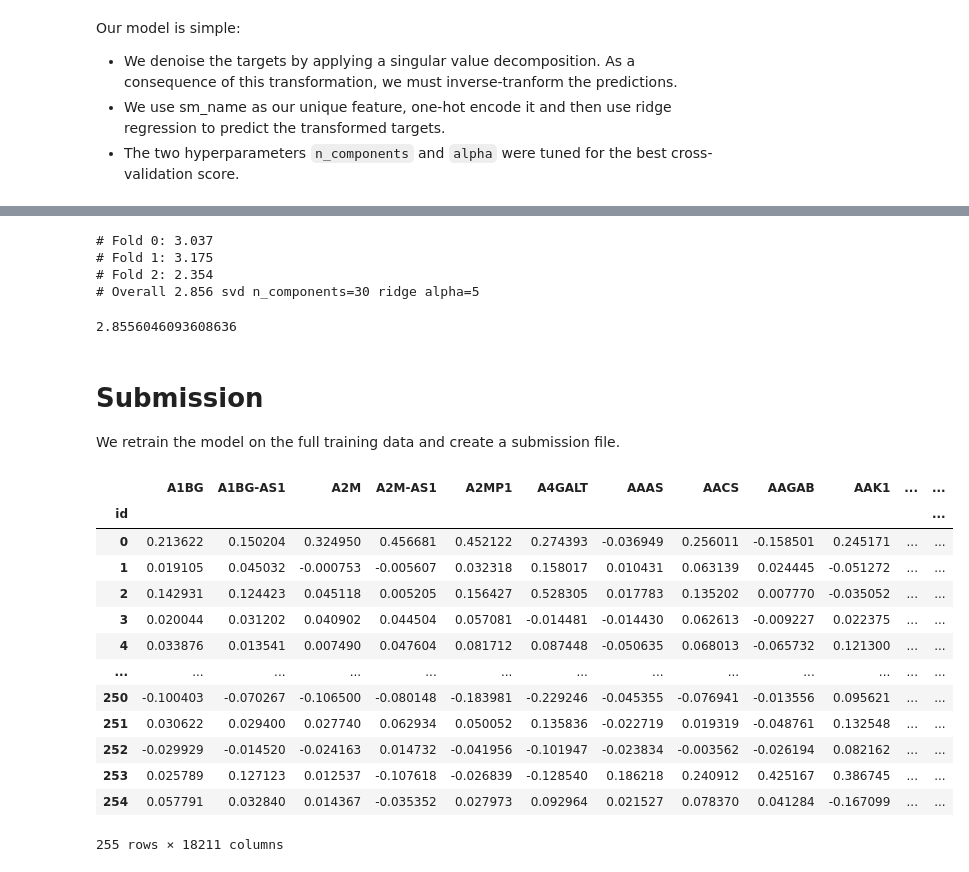
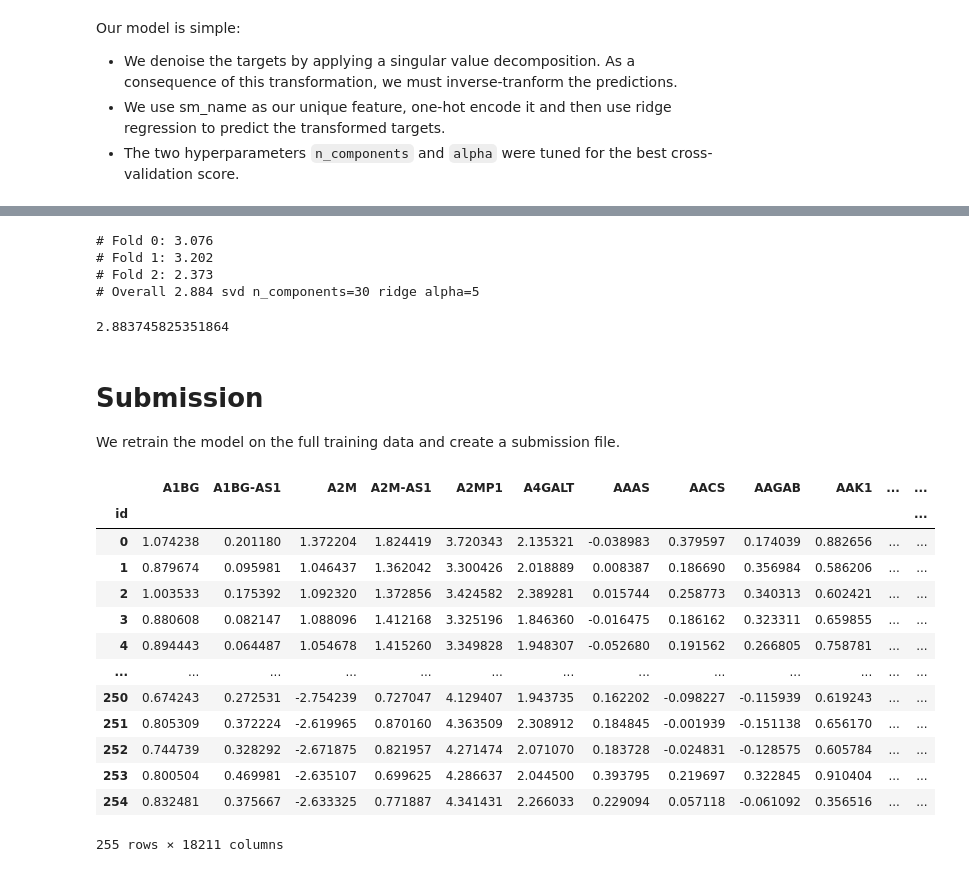
Before and after one commit to laurahsisson/Perturbations, a Jupyter notebook: scp-quickstart-another-cv-strategy.ipynb, the cells around one changed output, grey strips where cells are left out. Drawn from its saved outputs; the diff is of its cells as text; code cells hidden in the pictures.

Commit message:
First full pipeline run

```diff
--- a/scp-quickstart-another-cv-strategy.ipynb
+++ b/scp-quickstart-another-cv-strategy.ipynb
@@ -165,7 +193,7 @@ def cross_val_svd(model, label, n_components=5, print_each=False):
 # %%
 n_components = 30
 alpha = 5
-model = make_pipeline(ColumnTransformer([('ohe', OneHotEncoder(), ['sm_name'])]),
+model = make_pipeline(ColumnTransformer([('ohe', OneHotEncoder(), ['sm_name',"cell_type"])]),
                       Ridge(alpha=alpha, fit_intercept=False))
 cross_val_svd(model, f'svd {n_components=} ridge {alpha=}',
               n_components=n_components, print_each=True)
@@ -175,11 +203,11 @@ cross_val_svd(model, f'svd {n_components=} ridge {alpha=}',
 # Fold 3: 1.008 val='T regulatory cells'
 # Overall 0.965 svd n_components=100 ridge alpha=5
 # %% [output]
-# Fold 0: 3.037
-# Fold 1: 3.175
-# Fold 2: 2.354
-# Overall 2.856 svd n_components=30 ridge alpha=5
+# Fold 0: 3.076
+# Fold 1: 3.202
+# Fold 2: 2.373
+# Overall 2.884 svd n_components=30 ridge alpha=5
-2.8556046093608636
+2.883745825351864
 # %% [markdown]
 # Submission
 
@@ -192,19 +220,19 @@ y_pred = svd.inverse_transform(model.predict(id_map[features]))
 # %%
 submission = pd.DataFrame(y_pred, columns=genes, index=id_map.index)
 display(submission)
-submission.to_csv('submission.csv')
+submission.to_csv('submission/quickstart_cv.csv')
 # %% [output]
 |  | A1BG | A1BG-AS1 | A2M | A2M-AS1 | A2MP1 | A4GALT | AAAS | AACS | AAGAB | AAK1 | ... | ... |
 | id |  |  |  |  |  |  |  |  |  |  |  | ... |
-| 0 | 0.213622 | 0.150204 | 0.324950 | 0.456681 | 0.452122 | 0.274393 | -0.036949 | 0.256011 | -0.158501 | 0.245171 | ... | ... |
-| 1 | 0.019105 | 0.045032 | -0.000753 | -0.005607 | 0.032318 | 0.158017 | 0.010431 | 0.063139 | 0.024445 | -0.051272 | ... | ... |
-| 2 | 0.142931 | 0.124423 | 0.045118 | 0.005205 | 0.156427 | 0.528305 | 0.017783 | 0.135202 | 0.007770 | -0.035052 | ... | ... |
-| 3 | 0.020044 | 0.031202 | 0.040902 | 0.044504 | 0.057081 | -0.014481 | -0.014430 | 0.062613 | -0.009227 | 0.022375 | ... | ... |
-| 4 | 0.033876 | 0.013541 | 0.007490 | 0.047604 | 0.081712 | 0.087448 | -0.050635 | 0.068013 | -0.065732 | 0.121300 | ... | ... |
+| 0 | 1.074238 | 0.201180 | 1.372204 | 1.824419 | 3.720343 | 2.135321 | -0.038983 | 0.379597 | 0.174039 | 0.882656 | ... | ... |
+| 1 | 0.879674 | 0.095981 | 1.046437 | 1.362042 | 3.300426 | 2.018889 | 0.008387 | 0.186690 | 0.356984 | 0.586206 | ... | ... |
+| 2 | 1.003533 | 0.175392 | 1.092320 | 1.372856 | 3.424582 | 2.389281 | 0.015744 | 0.258773 | 0.340313 | 0.602421 | ... | ... |
+| 3 | 0.880608 | 0.082147 | 1.088096 | 1.412168 | 3.325196 | 1.846360 | -0.016475 | 0.186162 | 0.323311 | 0.659855 | ... | ... |
+| 4 | 0.894443 | 0.064487 | 1.054678 | 1.415260 | 3.349828 | 1.948307 | -0.052680 | 0.191562 | 0.266805 | 0.758781 | ... | ... |
 | ... | ... | ... | ... | ... | ... | ... | ... | ... | ... | ... | ... | ... |
-| 250 | -0.100403 | -0.070267 | -0.106500 | -0.080148 | -0.183981 | -0.229246 | -0.045355 | -0.076941 | -0.013556 | 0.095621 | ... | ... |
-| 251 | 0.030622 | 0.029400 | 0.027740 | 0.062934 | 0.050052 | 0.135836 | -0.022719 | 0.019319 | -0.048761 | 0.132548 | ... | ... |
-| 252 | -0.029929 | -0.014520 | -0.024163 | 0.014732 | -0.041956 | -0.101947 | -0.023834 | -0.003562 | -0.026194 | 0.082162 | ... | ... |
-| 253 | 0.025789 | 0.127123 | 0.012537 | -0.107618 | -0.026839 | -0.128540 | 0.186218 | 0.240912 | 0.425167 | 0.386745 | ... | ... |
-| 254 | 0.057791 | 0.032840 | 0.014367 | -0.035352 | 0.027973 | 0.092964 | 0.021527 | 0.078370 | 0.041284 | -0.167099 | ... | ... |
+| 250 | 0.674243 | 0.272531 | -2.754239 | 0.727047 | 4.129407 | 1.943735 | 0.162202 | -0.098227 | -0.115939 | 0.619243 | ... | ... |
+| 251 | 0.805309 | 0.372224 | -2.619965 | 0.870160 | 4.363509 | 2.308912 | 0.184845 | -0.001939 | -0.151138 | 0.656170 | ... | ... |
+| 252 | 0.744739 | 0.328292 | -2.671875 | 0.821957 | 4.271474 | 2.071070 | 0.183728 | -0.024831 | -0.128575 | 0.605784 | ... | ... |
+| 253 | 0.800504 | 0.469981 | -2.635107 | 0.699625 | 4.286637 | 2.044500 | 0.393795 | 0.219697 | 0.322845 | 0.910404 | ... | ... |
+| 254 | 0.832481 | 0.375667 | -2.633325 | 0.771887 | 4.341431 | 2.266033 | 0.229094 | 0.057118 | -0.061092 | 0.356516 | ... | ... |
 255 rows × 18211 columns
```
Also changed, not shown: parts of 1 cell of this notebook, 5 other files.
